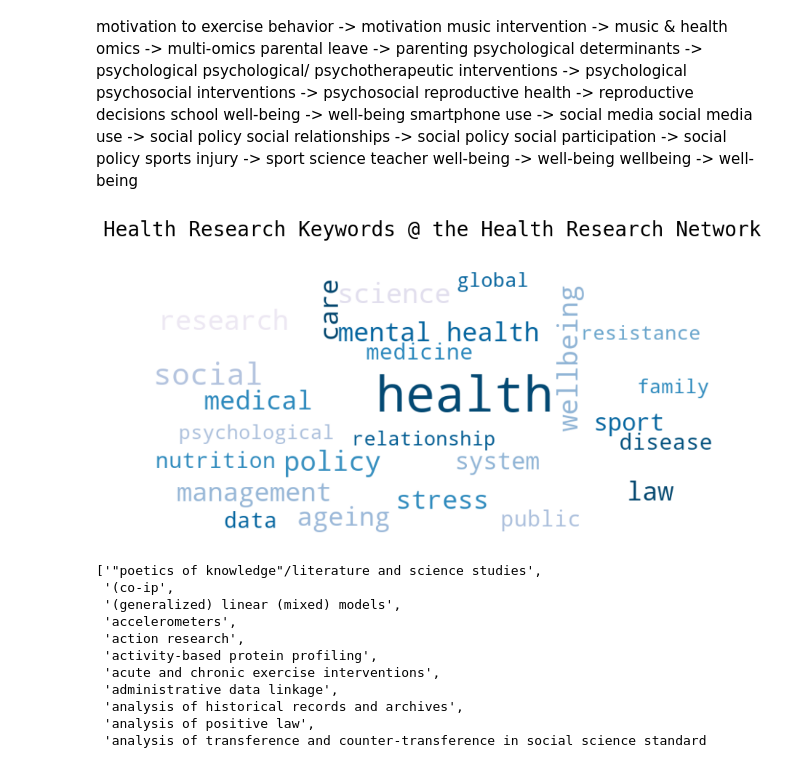
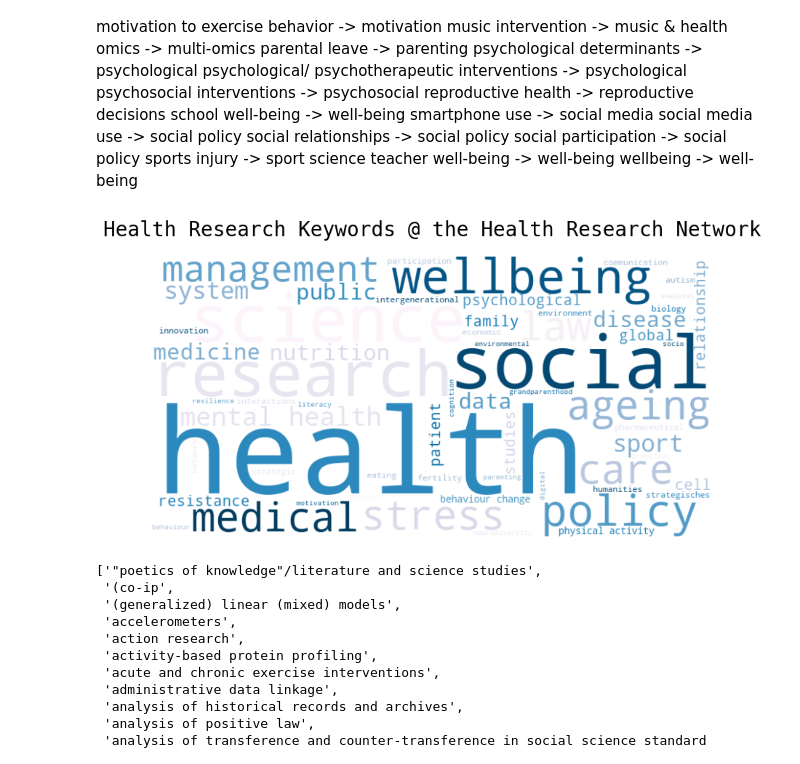
Before and after one commit to lakhi/health_in_society_research_network, a Jupyter notebook: notebooks/word_clouds.ipynb, the cells around one changed output. Drawn from its saved outputs; the diff is of its cells as text; code cells hidden in the pictures.

```diff
--- a/notebooks/word_clouds.ipynb
+++ b/notebooks/word_clouds.ipynb
@@ -172,17 +170,17 @@ sports injury -> sport science
 teacher well-being -> well-being
 wellbeing -> well-being
 # %%
-wordcloud = WordCloud(width=800, height=400, max_font_size=70, max_words=25, background_color="white", colormap='PuBu').generate(health_keywords_text)
+wordcloud = WordCloud(width=800, height=400, max_words=60, background_color="white", colormap='PuBu').generate(health_keywords_text)
 plt.figure()
 
 plt.imshow(wordcloud, interpolation='bilinear')
 plt.gcf().set_size_inches(10, 8)
 plt.axis("off")
 plt.title("Health Research Keywords @ the Health Research Network", fontsize=20, fontfamily='monospace', pad=20)
 
 plt.show()
 # %% [output]
-[figure, old version]
+[figure, new version]
 # %%
 df['research_methods_keywords'] = df['research_methods_keywords'].apply(lambda x: [keyword.lower() for keyword in x])
 # %%
```
Also changed, not shown: parts of 3 cells of this notebook, 7 other files.
